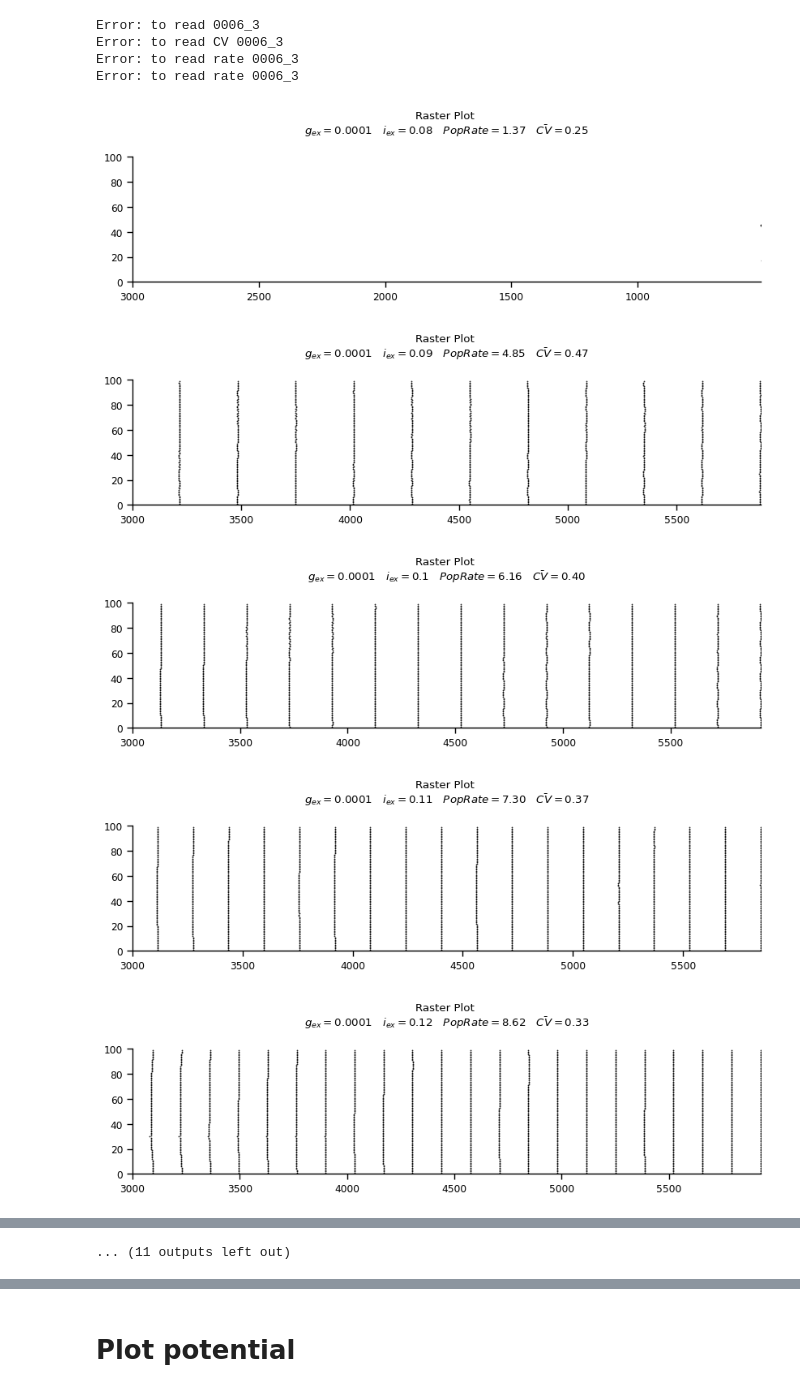
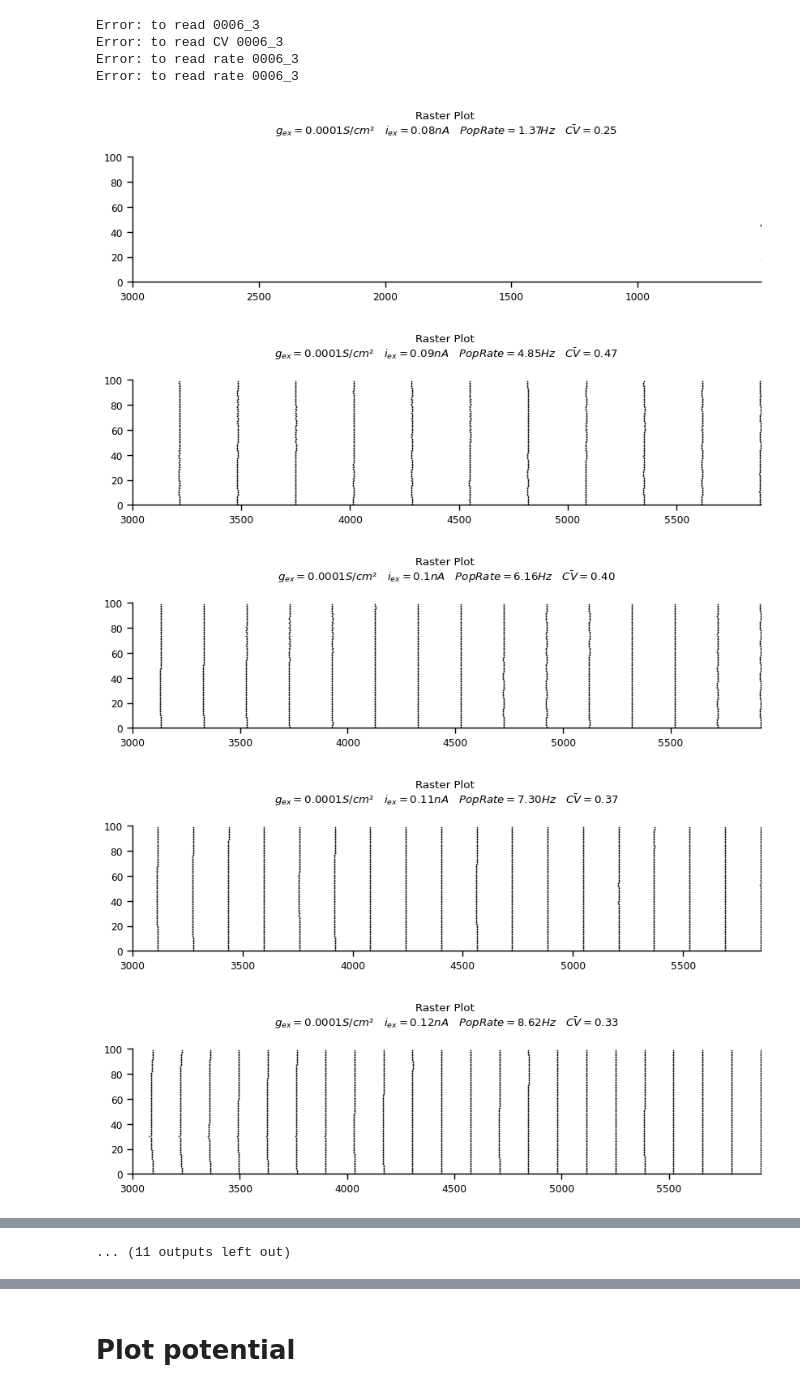
Before and after one commit to FernandoSBorges/chimeras, a Jupyter notebook: notebooks/load_data.ipynb, the cells around one changed output, grey strips where cells are left out. Cells and saved outputs as stored; diff of their text form; code cells hidden in the pictures.

```diff
--- a/notebooks/load_data.ipynb
+++ b/notebooks/load_data.ipynb
@@ -259,35 +265,36 @@ Error: to read rate 0006_3
 # %%
 def plotRaster(data):
     gex = data['simConfig']['gex']
     amp = data['simConfig']['IClamp0']['amp']
     popRates = data['simData']['popRates']['sPY']
     sync = data['sync']['statData'][0][0]
     cv_bar = np.mean(data['CV']['statData'])
 
     spkid = np.array(data['simData']['spkid'])
     spkt = np.array(data['simData']['spkt'])
 
     fig, ax = plt.subplots(1,1, figsize=(10,2))
 
     ax.spines['right'].set_visible(False)
     ax.spines['top'].set_visible(False)
 
-    parameters = r'g_{ex}' + f'={gex}' + '\quad' + r'i_{ex}' + f'={amp}'+ '\quad'+ 'PopRate'+f'={popRates:.2f}'+ '\quad'+'\\bar{CV}'+f'={cv_bar:.2f}'
+    label_gex = f'{gex}'+'S/cm²'
+    parameters = r'g_{ex}' + f'={label_gex}' + '\quad' + r'i_{ex}' + f'={amp}nA'+ '\quad'+ 'PopRate'+f'={popRates:.2f}Hz'+ '\quad'+'\\bar{CV}'+f'={cv_bar:.2f}'
 
     plt.title('Raster Plot \n$'+parameters+'$', pad=20)
     if amp in [0.21, 0.22, 0.23]:
         for i in np.arange(20,60,0.1):
             plt.hlines(i, 3000, spkt[-1], alpha=0.02, color='orange')
     plt.scatter(y = spkid, x = spkt, s=0.2, color='black')
     plt.xlim(3000, spkt[-1])
     plt.ylim(0,100)
     plt.show()
 
 for data in datas.values():
     plotRaster(data)
 # %% [output]
-[figure, old version]
+[figure, new version]
-[figure, old version]
+[figure, new version]
-[figure, old version]
+[figure, new version]
-[figure, old version]
+[figure, new version]
-[figure, old version]
+[figure, new version]
```
Also changed, not shown: parts of 32 cells of this notebook.
